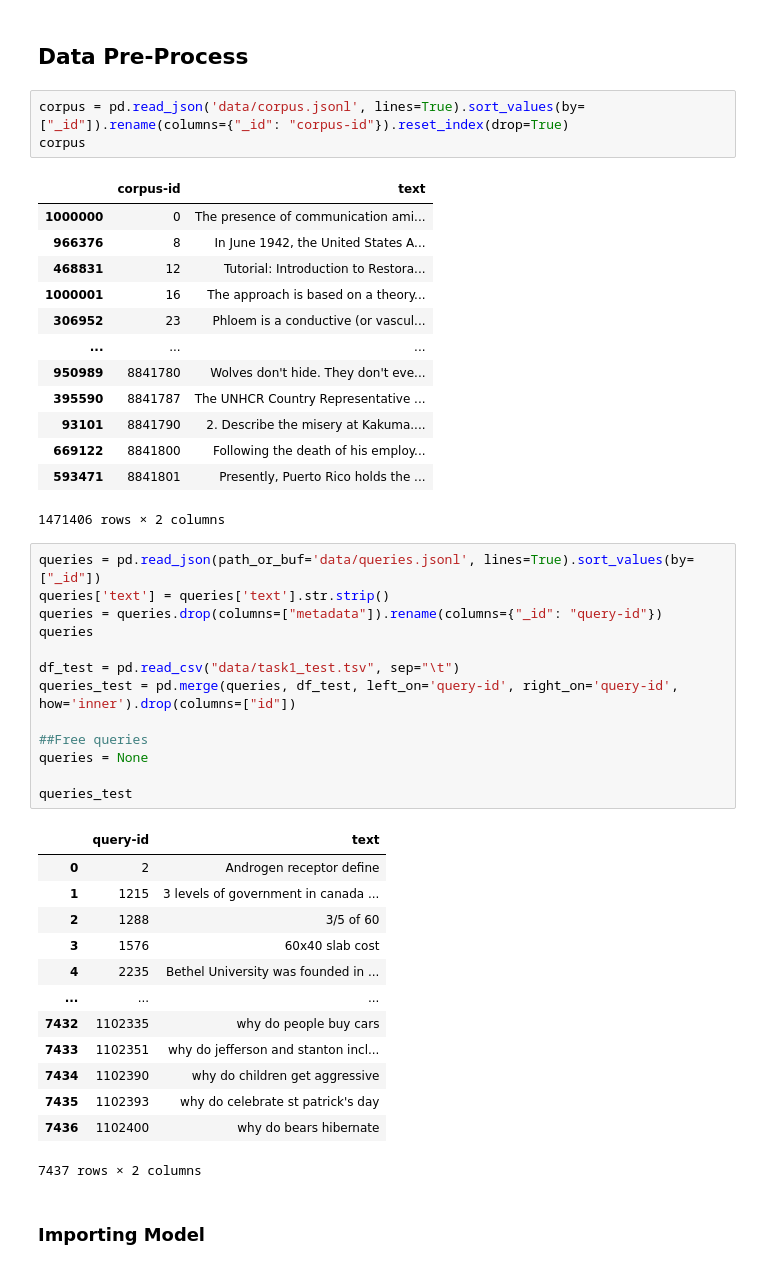
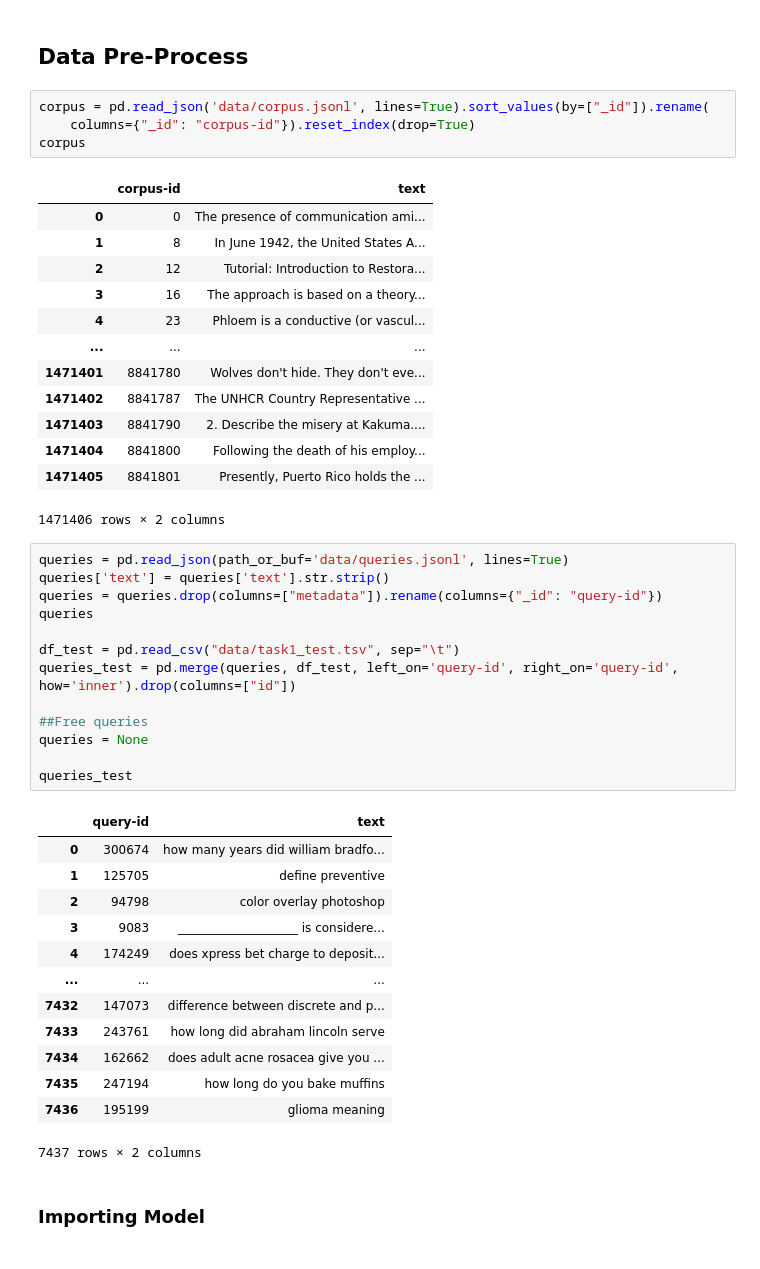
Before and after one commit to DIS-InfoExplorers/Project-1, a Jupyter notebook: Official.ipynb, the cells around one changed output. Cells and saved outputs as stored; diff of their text form.

```diff
--- a/Official.ipynb
+++ b/Official.ipynb
@@ -18,48 +19,49 @@ tqdm.pandas()
 # %% [markdown]
 ## Data Pre-Process
 # %%
-corpus = pd.read_json('data/corpus.jsonl', lines=True).sort_values(by=["_id"]).rename(columns={"_id": "corpus-id"}).reset_index(drop=True)
+corpus = pd.read_json('data/corpus.jsonl', lines=True).sort_values(by=["_id"]).rename(
+    columns={"_id": "corpus-id"}).reset_index(drop=True)
 corpus
 # %% [output]
 |  | corpus-id | text |
-| 1000000 | 0 | The presence of communication ami... |
-| 966376 | 8 | In June 1942, the United States A... |
-| 468831 | 12 | Tutorial: Introduction to Restora... |
-| 1000001 | 16 | The approach is based on a theory... |
-| 306952 | 23 | Phloem is a conductive (or vascul... |
+| 0 | 0 | The presence of communication ami... |
+| 1 | 8 | In June 1942, the United States A... |
+| 2 | 12 | Tutorial: Introduction to Restora... |
+| 3 | 16 | The approach is based on a theory... |
+| 4 | 23 | Phloem is a conductive (or vascul... |
 | ... | ... | ... |
-| 950989 | 8841780 | Wolves don't hide. They don't eve... |
-| 395590 | 8841787 | The UNHCR Country Representative ... |
-| 93101 | 8841790 | 2. Describe the misery at Kakuma.... |
-| 669122 | 8841800 | Following the death of his employ... |
-| 593471 | 8841801 | Presently, Puerto Rico holds the ... |
+| 1471401 | 8841780 | Wolves don't hide. They don't eve... |
+| 1471402 | 8841787 | The UNHCR Country Representative ... |
+| 1471403 | 8841790 | 2. Describe the misery at Kakuma.... |
+| 1471404 | 8841800 | Following the death of his employ... |
+| 1471405 | 8841801 | Presently, Puerto Rico holds the ... |
 1471406 rows × 2 columns
 # %%
-queries = pd.read_json(path_or_buf='data/queries.jsonl', lines=True).sort_values(by=["_id"])
+queries = pd.read_json(path_or_buf='data/queries.jsonl', lines=True)
 queries['text'] = queries['text'].str.strip()
 queries = queries.drop(columns=["metadata"]).rename(columns={"_id": "query-id"})
 queries
 
 df_test = pd.read_csv("data/task1_test.tsv", sep="\t")
 queries_test = pd.merge(queries, df_test, left_on='query-id', right_on='query-id', how='inner').drop(columns=["id"])
 
 ##Free queries
 queries = None
 
 queries_test
 # %% [output]
 |  | query-id | text |
-| 0 | 2 | Androgen receptor define |
-| 1 | 1215 | 3 levels of government in canada ... |
-| 2 | 1288 | 3/5 of 60 |
-| 3 | 1576 | 60x40 slab cost |
-| 4 | 2235 | Bethel University was founded in ... |
+| 0 | 300674 | how many years did william bradfo... |
+| 1 | 125705 | define preventive |
+| 2 | 94798 | color overlay photoshop |
+| 3 | 9083 | ____________________ is considere... |
+| 4 | 174249 | does xpress bet charge to deposit... |
 | ... | ... | ... |
-| 7432 | 1102335 | why do people buy cars |
-| 7433 | 1102351 | why do jefferson and stanton incl... |
-| 7434 | 1102390 | why do children get aggressive |
-| 7435 | 1102393 | why do celebrate st patrick's day |
-| 7436 | 1102400 | why do bears hibernate |
+| 7432 | 147073 | difference between discrete and p... |
+| 7433 | 243761 | how long did abraham lincoln serve |
+| 7434 | 162662 | does adult acne rosacea give you ... |
+| 7435 | 247194 | how long do you bake muffins |
+| 7436 | 195199 | glioma meaning |
 7437 rows × 2 columns
 # %% [markdown]
 ### Importing Model
```
Also changed, not shown: parts of 13 cells of this notebook.
